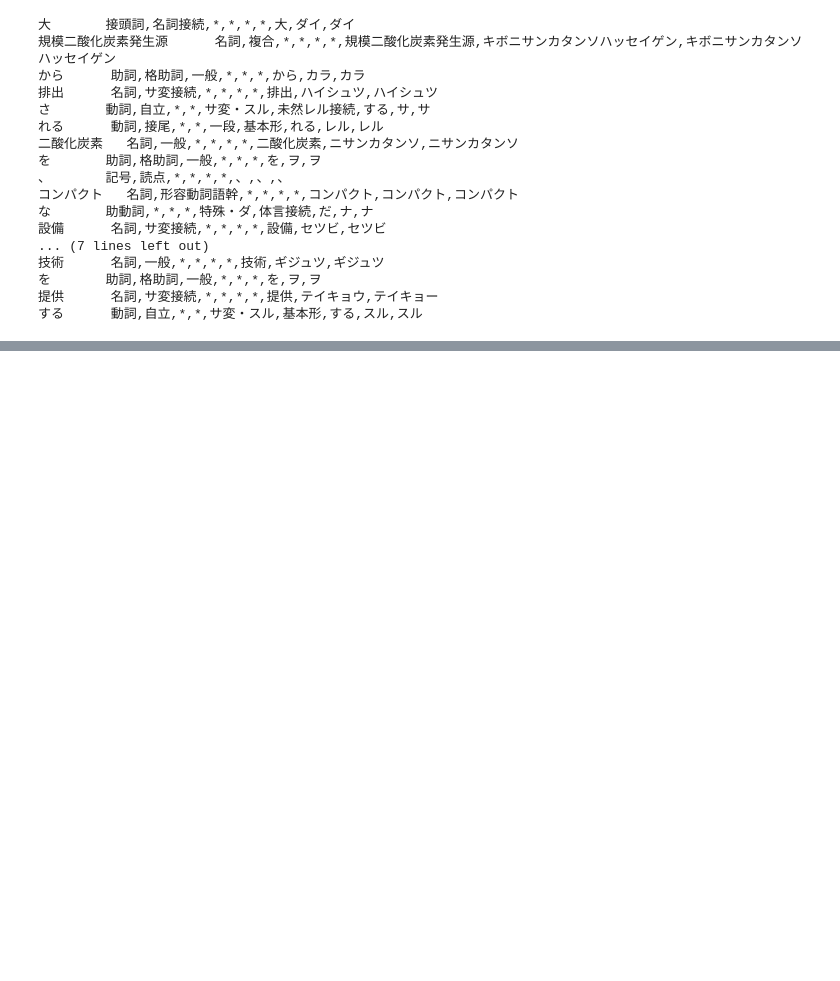
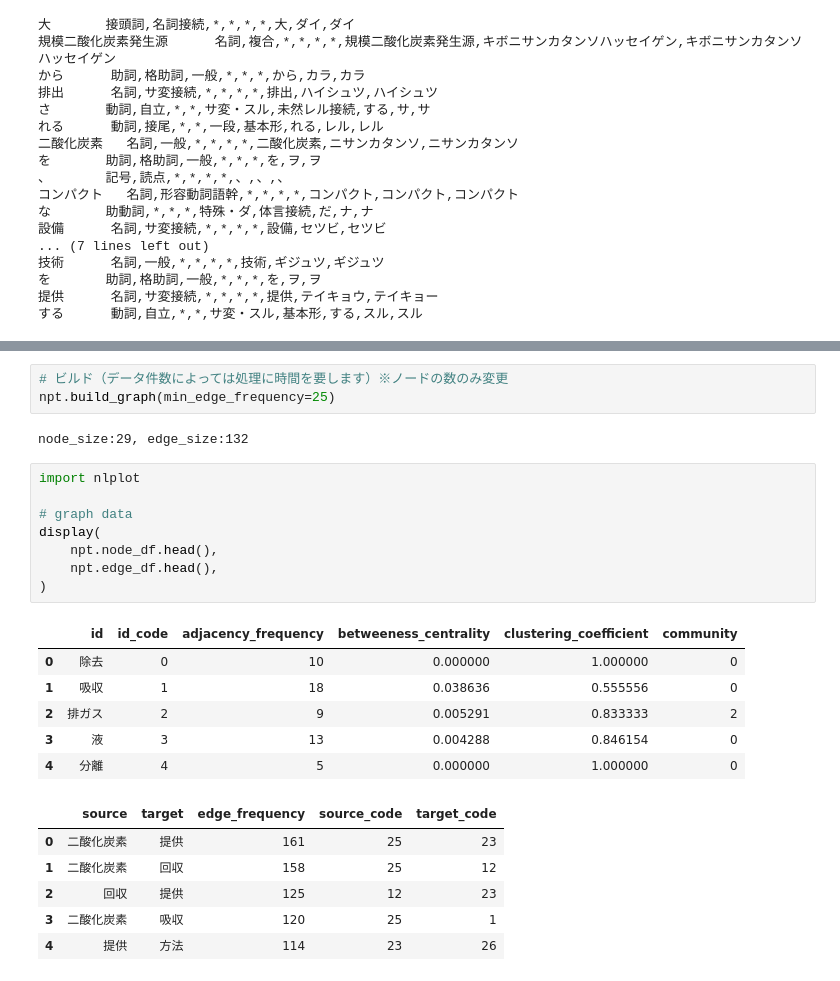
Before and after one commit to muratatk/-_CO2-_-_csv01, a Jupyter notebook: 自然言語処理_ならべる_Janome_特定品詞_02.ipynb, the cells around one changed output, grey strips where cells are left out. Saved outputs shown, nothing was run; the diff lists cells and outputs as text; blank space fills up the shorter version.

```diff
--- a/自然言語処理_ならべる_Janome_特定品詞_02.ipynb
+++ b/自然言語処理_ならべる_Janome_特定品詞_02.ipynb
@@ -322,0 +611,26 @@ for token in a.analyze(s):
+# %%
+# ビルド（データ件数によっては処理に時間を要します）※ノードの数のみ変更
+npt.build_graph(min_edge_frequency=25)
+# %% [output]
+node_size:29, edge_size:132
+# %%
+import nlplot
+
+# graph data
+display(
+    npt.node_df.head(),
+    npt.edge_df.head(),
+)
+# %% [output]
+|  | id | id_code | adjacency_frequency | betweeness_centrality | clustering_coefficient | community |
+| 0 | 除去 | 0 | 10 | 0.000000 | 1.000000 | 0 |
+| 1 | 吸収 | 1 | 18 | 0.038636 | 0.555556 | 0 |
+| 2 | 排ガス | 2 | 9 | 0.005291 | 0.833333 | 2 |
+| 3 | 液 | 3 | 13 | 0.004288 | 0.846154 | 0 |
+| 4 | 分離 | 4 | 5 | 0.000000 | 1.000000 | 0 |
+|  | source | target | edge_frequency | source_code | target_code |
+| 0 | 二酸化炭素 | 提供 | 161 | 25 | 23 |
+| 1 | 二酸化炭素 | 回収 | 158 | 25 | 12 |
+| 2 | 回収 | 提供 | 125 | 12 | 23 |
+| 3 | 二酸化炭素 | 吸収 | 120 | 25 | 1 |
+| 4 | 提供 | 方法 | 114 | 23 | 26 |
```
Also changed, not shown: parts of 19 cells of this notebook.
